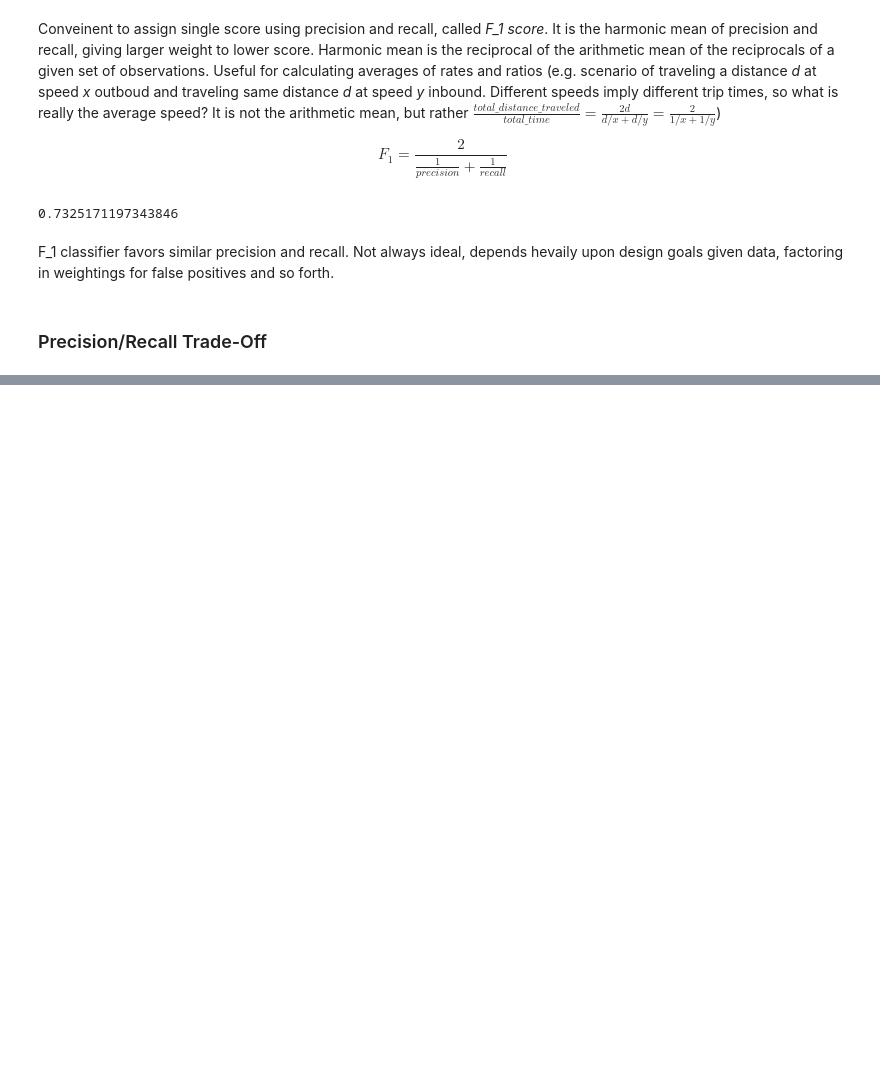
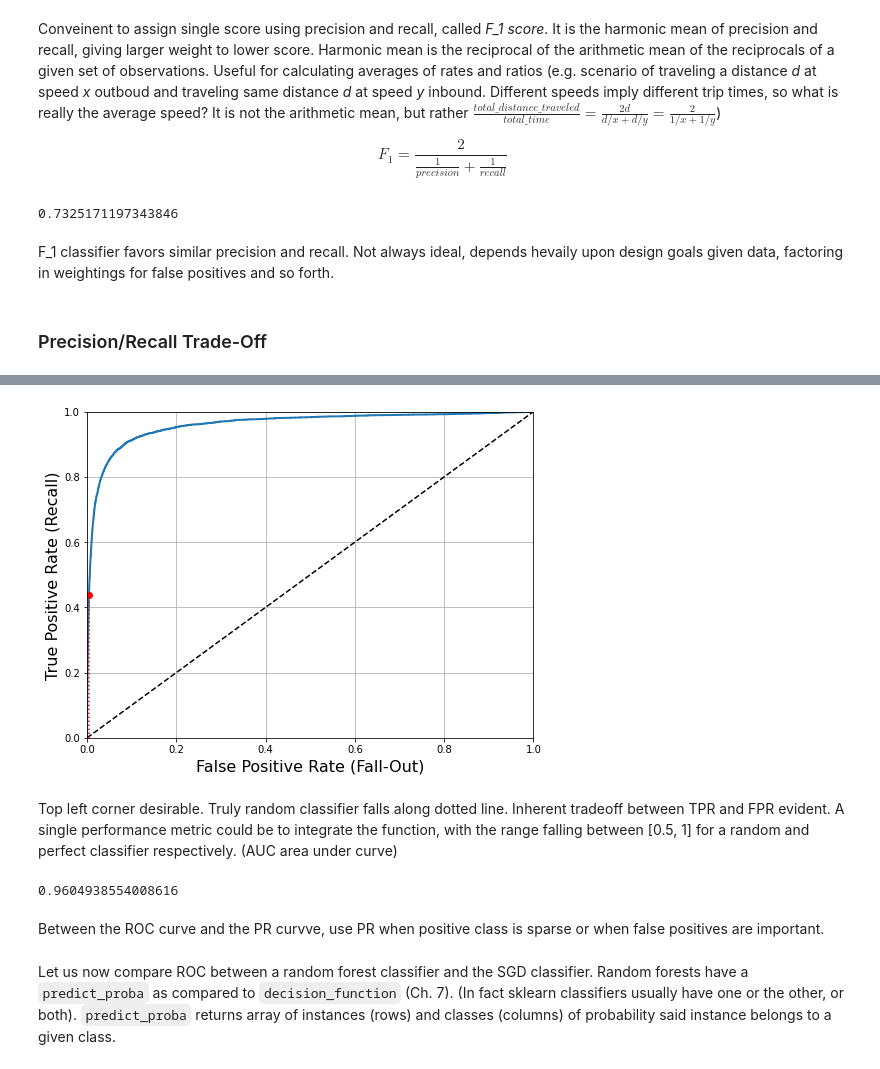
Before and after one commit to phelps-matthew/Coding-Exercises, a Jupyter notebook: ml/geron/03_Classification.ipynb, the cells around one changed output, grey strips where cells are left out. Cells and saved outputs as stored; diff of their text form; code cells hidden in the pictures; blank space fills up the shorter version.

```diff
--- a/ml/geron/03_Classification.ipynb
+++ b/ml/geron/03_Classification.ipynb
@@ -166,0 +262,33 @@ Increasing precision decreases recall, vice versa.
+# %%
+from sklearn.metrics import roc_curve
+
+fpr, tpr, thresholds = roc_curve(y_train_5, y_scores)
+# %%
+# Plot the ROC curve
+def plot_roc_curve(fpr, tpr, label=None):
+    plt.plot(fpr, tpr, linewidth=2, label=label)
+    plt.plot([0, 1], [0, 1], 'k--') # dashed diagonal
+    plt.axis([0, 1, 0, 1])                                    # Not shown in the book
+    plt.xlabel('False Positive Rate (Fall-Out)', fontsize=16) # Not shown
+    plt.ylabel('True Positive Rate (Recall)', fontsize=16)    # Not shown
+    plt.grid(True)                                            # Not shown
+
+plt.figure(figsize=(8, 6))                         # Not shown
+plot_roc_curve(fpr, tpr)
+plt.plot([4.837e-3, 4.837e-3], [0., 0.4368], "r:") # Not shown
+plt.plot([0.0, 4.837e-3], [0.4368, 0.4368], "r:")  # Not shown
+plt.plot([4.837e-3], [0.4368], "ro")               # Not shown
+plt.show()
+# %% [output]
+[figure, added]
+# %% [markdown]
+Top left corner desirable. Truly random classifier falls along dotted line. Inherent tradeoff between TPR and FPR evident. A single performance metric could be to integrate the function, with the range falling between [0.5, 1] for a random and perfect classifier respectively. (AUC area under curve)
+# %%
+from sklearn.metrics import roc_auc_score
+roc_auc_score(y_train_5, y_scores)
+# %% [output]
+0.9604938554008616
+# %% [markdown]
+Between the ROC curve and the PR curvve, use PR when positive class is sparse or when false positives are important.
+# %% [markdown]
+Let us now compare ROC between a random forest classifier and the SGD classifier. Random forests have a `predict_proba` as compared to `decision_function` (Ch. 7). (In fact sklearn classifiers usually have one or the other, or both). `predict_proba` returns array of instances (rows) and classes (columns) of probability said instance belongs to a given class.
```
Also changed, not shown: parts of 26 cells of this notebook.
